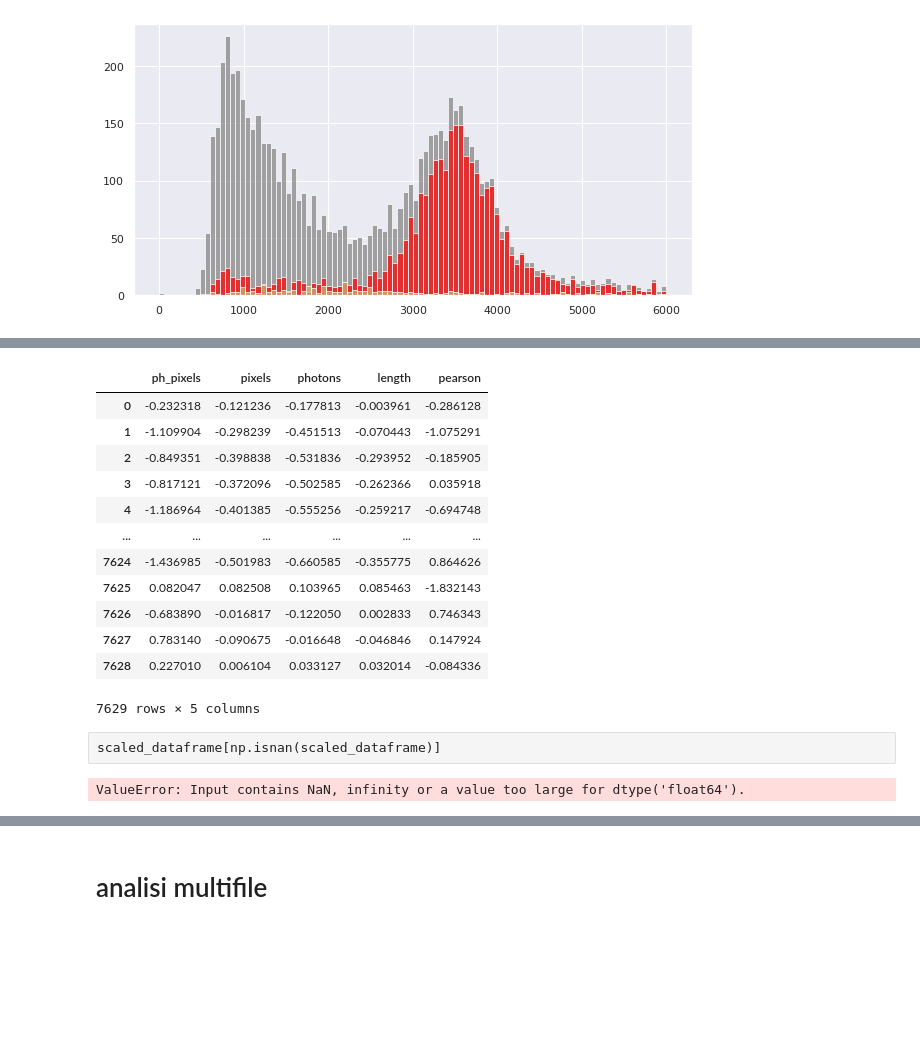
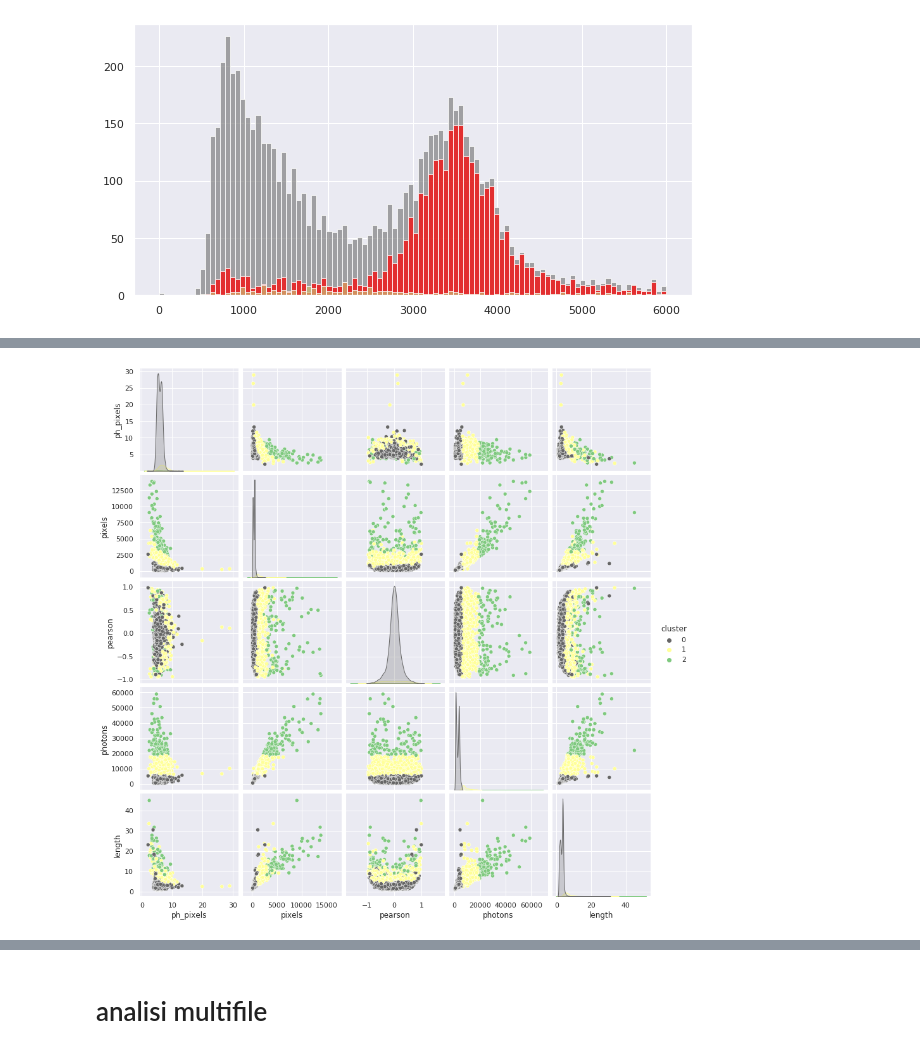
Before and after one commit to gmazzitelli/cygno_cloud, a Jupyter notebook: AnalisiCluster.ipynb, the cells around one changed output, grey strips where cells are left out. Drawn from its saved outputs; the diff is of its cells as text; code cells hidden in the pictures; blank space fills up the shorter version.

```diff
--- a/AnalisiCluster.ipynb
+++ b/AnalisiCluster.ipynb
@@ -423,27 +423,13 @@ scaled_dataframe.describe()
-# %%
-scaled_dataframe
-# %% [output]
-|  | ph_pixels | pixels | photons | length | pearson |
-| 0 | -0.232318 | -0.121236 | -0.177813 | -0.003961 | -0.286128 |
-| 1 | -1.109904 | -0.298239 | -0.451513 | -0.070443 | -1.075291 |
-| 2 | -0.849351 | -0.398838 | -0.531836 | -0.293952 | -0.185905 |
-| 3 | -0.817121 | -0.372096 | -0.502585 | -0.262366 | 0.035918 |
-| 4 | -1.186964 | -0.401385 | -0.555256 | -0.259217 | -0.694748 |
-| ... | ... | ... | ... | ... | ... |
-| 7624 | -1.436985 | -0.501983 | -0.660585 | -0.355775 | 0.864626 |
-| 7625 | 0.082047 | 0.082508 | 0.103965 | 0.085463 | -1.832143 |
-| 7626 | -0.683890 | -0.016817 | -0.122050 | 0.002833 | 0.746343 |
-| 7627 | 0.783140 | -0.090675 | -0.016648 | -0.046846 | 0.147924 |
-| 7628 | 0.227010 | 0.006104 | 0.033127 | 0.032014 | -0.084336 |
-7629 rows × 5 columns
-# %% [raw]
-scaled_dataframe[np.isnan(scaled_dataframe)]
 # %%
 from sklearn.cluster import KMeans
 
-scaled_dataframe = scaled_dataframe.reset_index()
 kmeans = KMeans(n_clusters=3, init='k-means++', max_iter=300, n_init=10, random_state=0)
-pred_y = kmeans.fit_predict(scaled_dataframe)
+#pred_y = kmeans.fit_predict(scaled_dataframe)
+pred_y = kmeans.fit_predict(features)
 features['cluster'] = kmeans.labels_
-# %% [output]
-ValueError: Input contains NaN, infinity or a value too large for dtype('float64').
+# %%
+#customPalette = sns.set_palette(sns.color_palette(['#0000FF', '#FF0000', '#00FF00']))
+sns.pairplot(data = features, hue = "cluster", palette = "Accent_r")
+plt.show()
+# %% [output]
+[figure, added]
```
Also changed, not shown: parts of 5 cells of this notebook, 1 other file.
